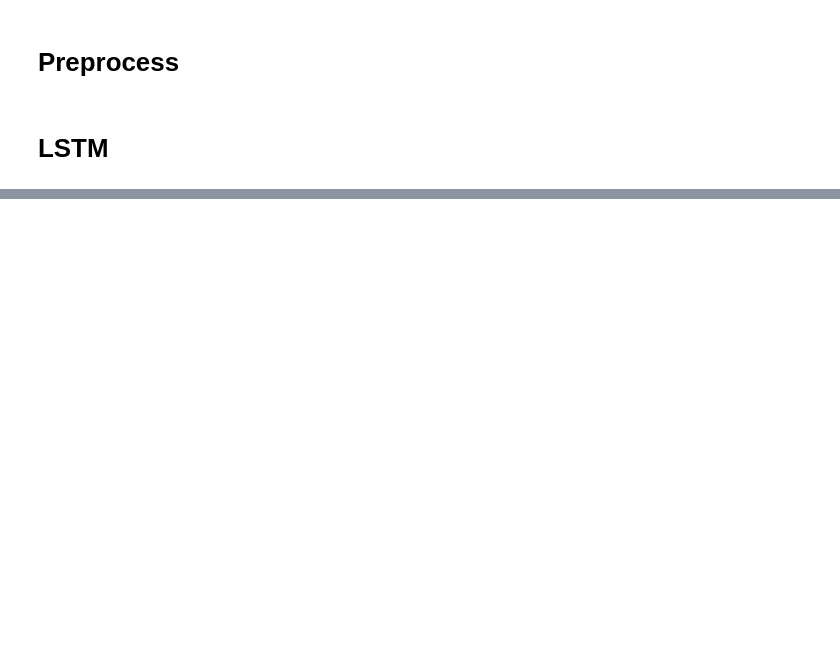
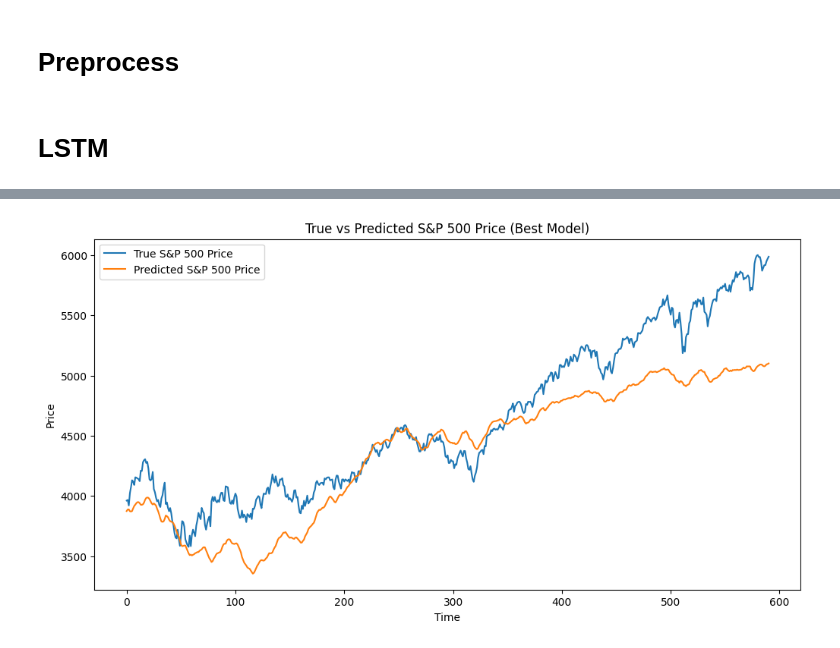
Before and after one commit to NathanDietrich/Artificial-Intelligence-and-Machine-Learning-portfolio, a Jupyter notebook: Experimenting_with_various_models_stock_bot.ipynb, the cells around one changed output, grey strips where cells are left out. Cells and saved outputs as stored; diff of their text form; code cells hidden in the pictures; blank space fills up the shorter version.

Commit message:
HyperParameter tuning with new LSTM strategy

```diff
--- a/Experimenting_with_various_models_stock_bot.ipynb
+++ b/Experimenting_with_various_models_stock_bot.ipynb
@@ -234,0 +514,84 @@ LSTM Hit Ratio: 44.8063
+# %%
+import keras_tuner as kt
+from tensorflow.keras.models import Sequential
+from tensorflow.keras.layers import LSTM, Dense, Dropout, Input
+from tensorflow.keras.losses import Huber
+
+# Define the search space
+def build_model(hp):
+    model = Sequential([
+        Input(shape=(sequence_length, X.shape[1])),
+        LSTM(
+            hp.Int('units_1', min_value=50, max_value=200, step=50),
+            return_sequences=True
+        ),
+        Dropout(hp.Float('dropout_1', min_value=0.2, max_value=0.5, step=0.1)),
+        LSTM(
+            hp.Int('units_2', min_value=50, max_value=200, step=50),
+            return_sequences=False
+        ),
+        Dropout(hp.Float('dropout_2', min_value=0.2, max_value=0.5, step=0.1)),
+        Dense(hp.Int('dense_units', min_value=25, max_value=100, step=25), activation='relu'),
+        Dense(1)
+    ])
+    model.compile(
+        optimizer='adam',
+        loss=Huber(delta=1.0)
+    )
+    return model
+
+# Initialize Keras Tuner
+tuner = kt.RandomSearch(
+    build_model,
+    objective='val_loss',
+    max_trials=10,  # Number of hyperparameter configurations to try
+    executions_per_trial=2,  # Run each configuration multiple times
+    directory='tuner_logs',
+    project_name='lstm_tuning'
+)
+
+# Run hyperparameter search
+tuner.search(
+    X_train, y_train,
+    epochs=20,
+    validation_data=(X_test, y_test),
+    batch_size=32
+)
+
+# Retrieve the best hyperparameters
+best_hps = tuner.get_best_hyperparameters(num_trials=1)[0]
+
+print("Best Hyperparameters:")
+for param, value in best_hps.values.items():
+    print(f"{param}: {value}")
+
+# Build the model with the best hyperparameters
+model = tuner.hypermodel.build(best_hps)
+
+# Train the best model
+history = model.fit(
+    X_train, y_train,
+    epochs=50,
+    validation_data=(X_test, y_test),
+    batch_size=32
+)
+
+# Evaluate the best model
+final_loss = model.evaluate(X_test, y_test, verbose=0)
+print(f"Final Test Loss: {final_loss:.4f}")
+
+# Predictions
+y_pred_scaled = model.predict(X_test)
+y_pred = scaler_y.inverse_transform(y_pred_scaled)
+y_test_unscaled = scaler_y.inverse_transform(y_test)
+
+# Plot true vs. predicted prices
+plt.figure(figsize=(12, 6))
+plt.plot(y_test_unscaled, label='True S&P 500 Price')
+plt.plot(y_pred, label='Predicted S&P 500 Price')
+plt.legend()
+plt.title('True vs Predicted S&P 500 Price (Best Model)')
+plt.xlabel('Time')
+plt.ylabel('Price')
+plt.show()
+# %% [output]
@@ -234,0 +615 @@ LSTM Hit Ratio: 44.8063
+[figure, added]
```
Also changed, not shown: parts of 19 cells of this notebook.
